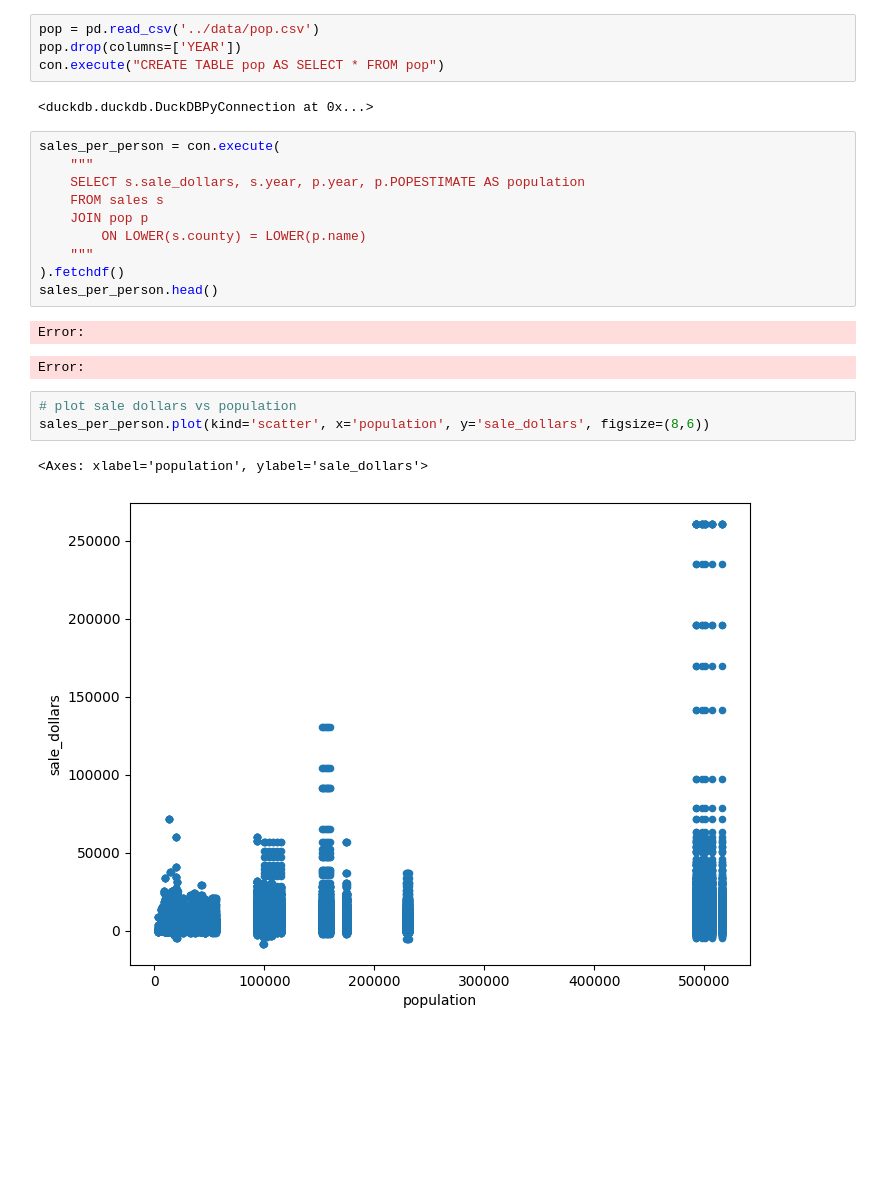
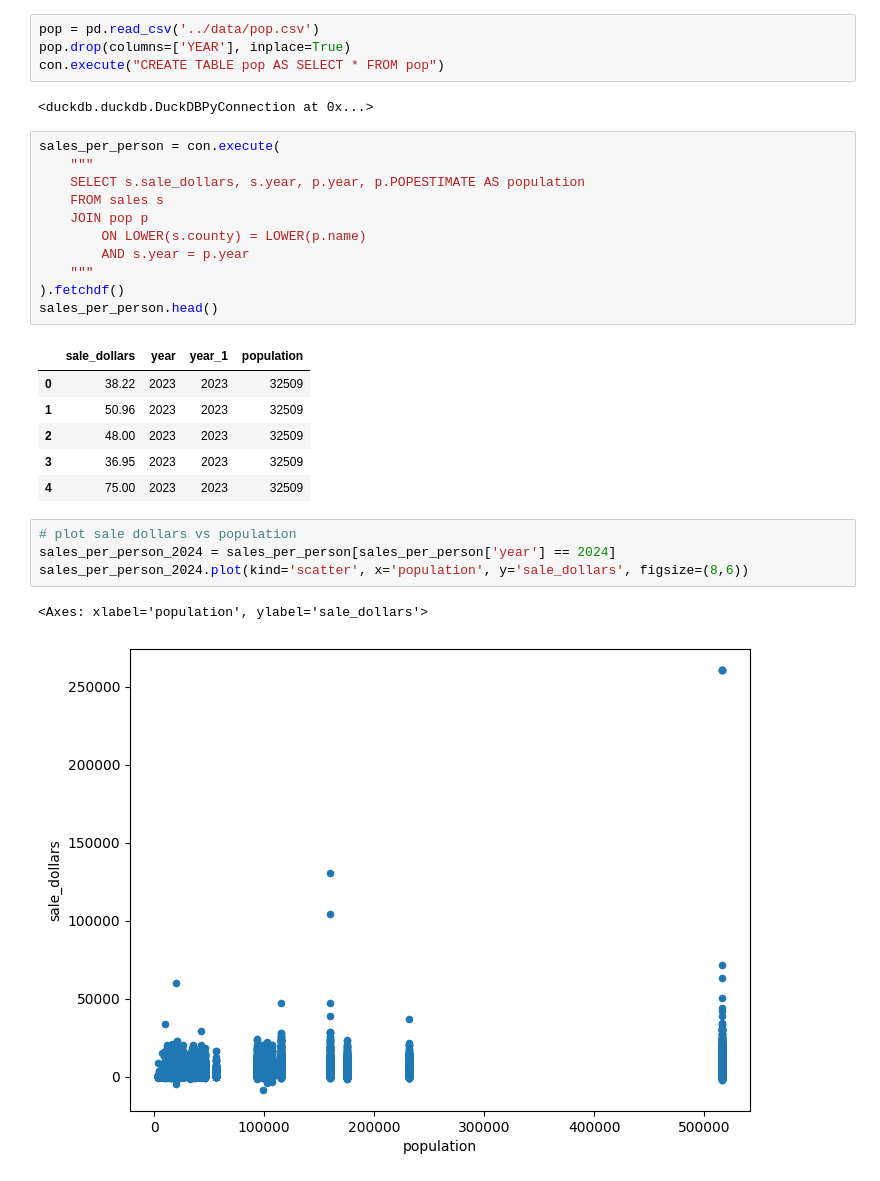
Before and after one commit to nicoleeyee/Data-403-Project-1, a Jupyter notebook: code/visualizations.ipynb, the cells around one changed output. Cells and saved outputs as stored; diff of their text form; blank space fills up the shorter version.

Commit message:
added sales vs pop plot

```diff
--- a/code/visualizations.ipynb
+++ b/code/visualizations.ipynb
@@ -190,7 +190,7 @@ store_totals.sort_values('sale_dollars', ascending=False).head(15)
 ## County Population vs. Sales
 # %%
 pop = pd.read_csv('../data/pop.csv')
-pop.drop(columns=['YEAR'])
+pop.drop(columns=['YEAR'], inplace=True)
 con.execute("CREATE TABLE pop AS SELECT * FROM pop")
 # %% [output]
 <duckdb.duckdb.DuckDBPyConnection at 0x...>
@@ -201,15 +201,21 @@ sales_per_person = con.execute(
     FROM sales s
     JOIN pop p
         ON LOWER(s.county) = LOWER(p.name)
+        AND s.year = p.year
     """
 ).fetchdf()
 sales_per_person.head()
 # %% [output]
-Error:
-Error:
+|  | sale_dollars | year | year_1 | population |
+| 0 | 38.22 | 2023 | 2023 | 32509 |
+| 1 | 50.96 | 2023 | 2023 | 32509 |
+| 2 | 48.00 | 2023 | 2023 | 32509 |
+| 3 | 36.95 | 2023 | 2023 | 32509 |
+| 4 | 75.00 | 2023 | 2023 | 32509 |
 # %%
 # plot sale dollars vs population
-sales_per_person.plot(kind='scatter', x='population', y='sale_dollars', figsize=(8,6))
+sales_per_person_2024 = sales_per_person[sales_per_person['year'] == 2024]
+sales_per_person_2024.plot(kind='scatter', x='population', y='sale_dollars', figsize=(8,6))
 # %% [output]
 <Axes: xlabel='population', ylabel='sale_dollars'>
-[figure, old version]
+[figure, new version]
```
